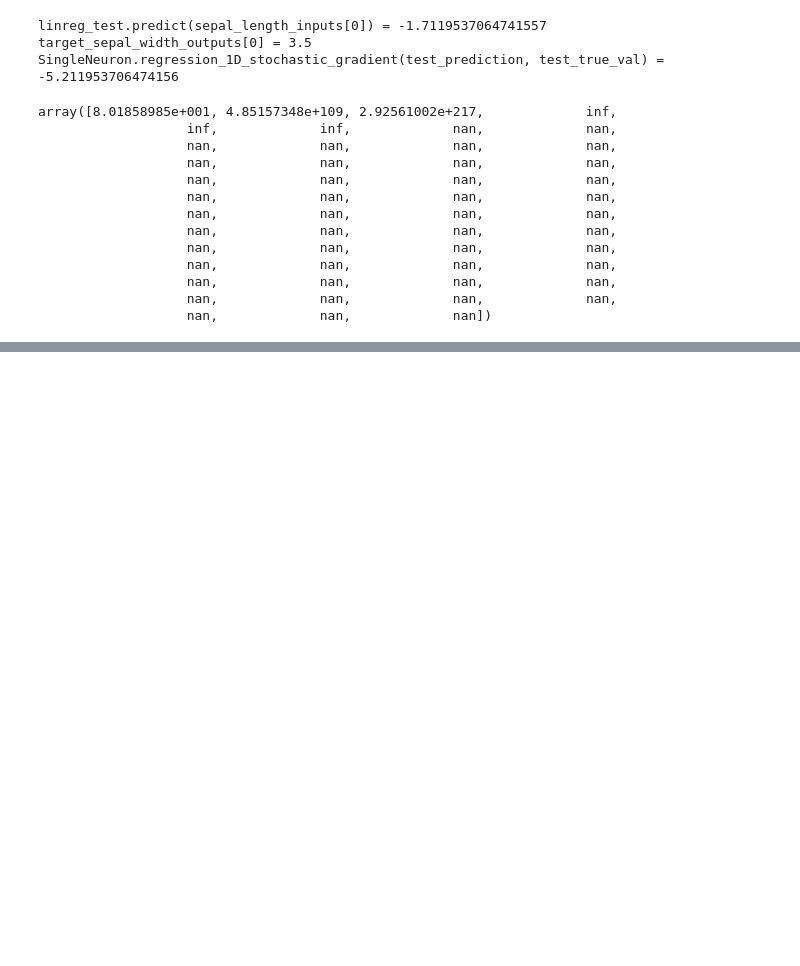
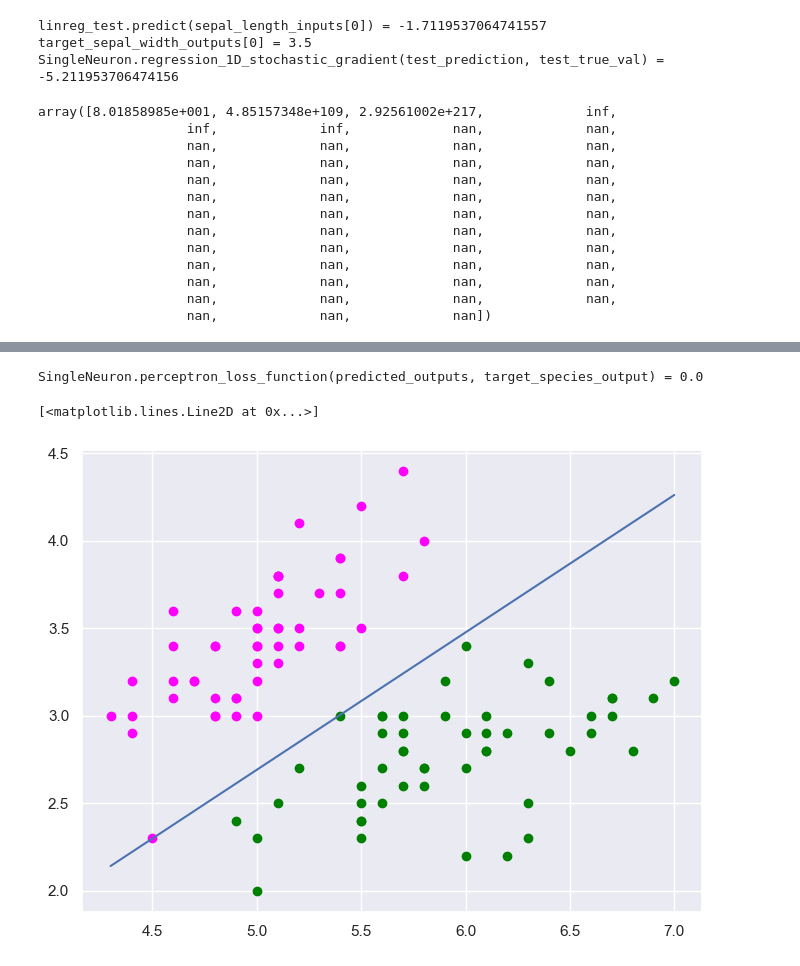
Before and after one commit to gml7/Lundquist-CMOR438-Spring2025, a Jupyter notebook: Single Neuron (draft)/SingleNeuronClassTesting.ipynb, the cells around one changed output, grey strips where cells are left out. Cells and saved outputs as stored; diff of their text form; code cells hidden in the pictures; blank space fills up the shorter version.

```diff
--- a/Single Neuron (draft)/SingleNeuronClassTesting.ipynb
+++ b/Single Neuron (draft)/SingleNeuronClassTesting.ipynb
@@ -723,20 +757,24 @@ print(f"{gradient = }")
 model.reset_model()
 model.current_weights_and_bias()
 # %%
-predicted_outputs = model.predict_outputs(sepal_size_inputs)
+predicted_outputs = model.predict(sepal_size_inputs)
 print(f"{SingleNeuron.perceptron_loss_function(predicted_outputs, target_species_output) = }")
 #hmm... why is this consistently outputting 50...
 plt.figure(figsize=(8,6))
 plt.scatter(sepal_size_inputs[target_species_output == 1, 0],
             sepal_size_inputs[target_species_output == 1, 1],
             color="magenta", label="Setosa (1)")
 plt.scatter(sepal_size_inputs[target_species_output == -1, 0],
             sepal_size_inputs[target_species_output == -1, 1],
             color="green", label="Versicolor (-1)")
 x = np.linspace(sepal_size_inputs[:,0].min(), sepal_size_inputs[:,0].max())
 plt.plot(x, (-model.weights[0]*x - model.bias) / model.weights[1])
 
 #Oh if it's frequently outputting 50 because it's getting 50 values wrong most of the time!
+# %% [output]
+SingleNeuron.perceptron_loss_function(predicted_outputs, target_species_output) = 0.0
+[<matplotlib.lines.Line2D at 0x...>]
+[figure, added]
 # %%
 print(f"{model.predict_outputs(sepal_size_inputs[0]) = }")
 print(f"{model.predict_outputs(sepal_size_inputs[0:3]) = }")
```
Also changed, not shown: parts of 9 cells of this notebook, 1 other file.
